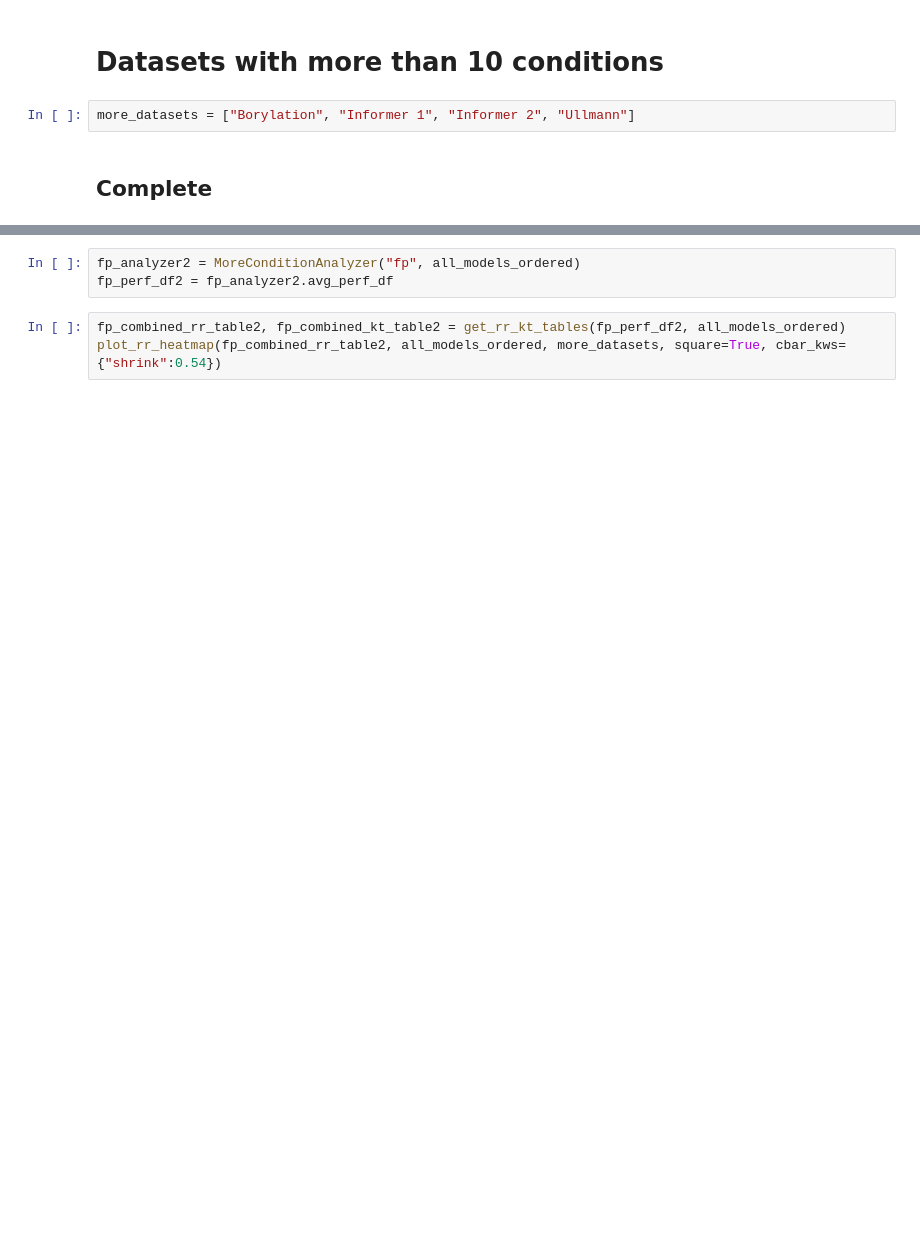
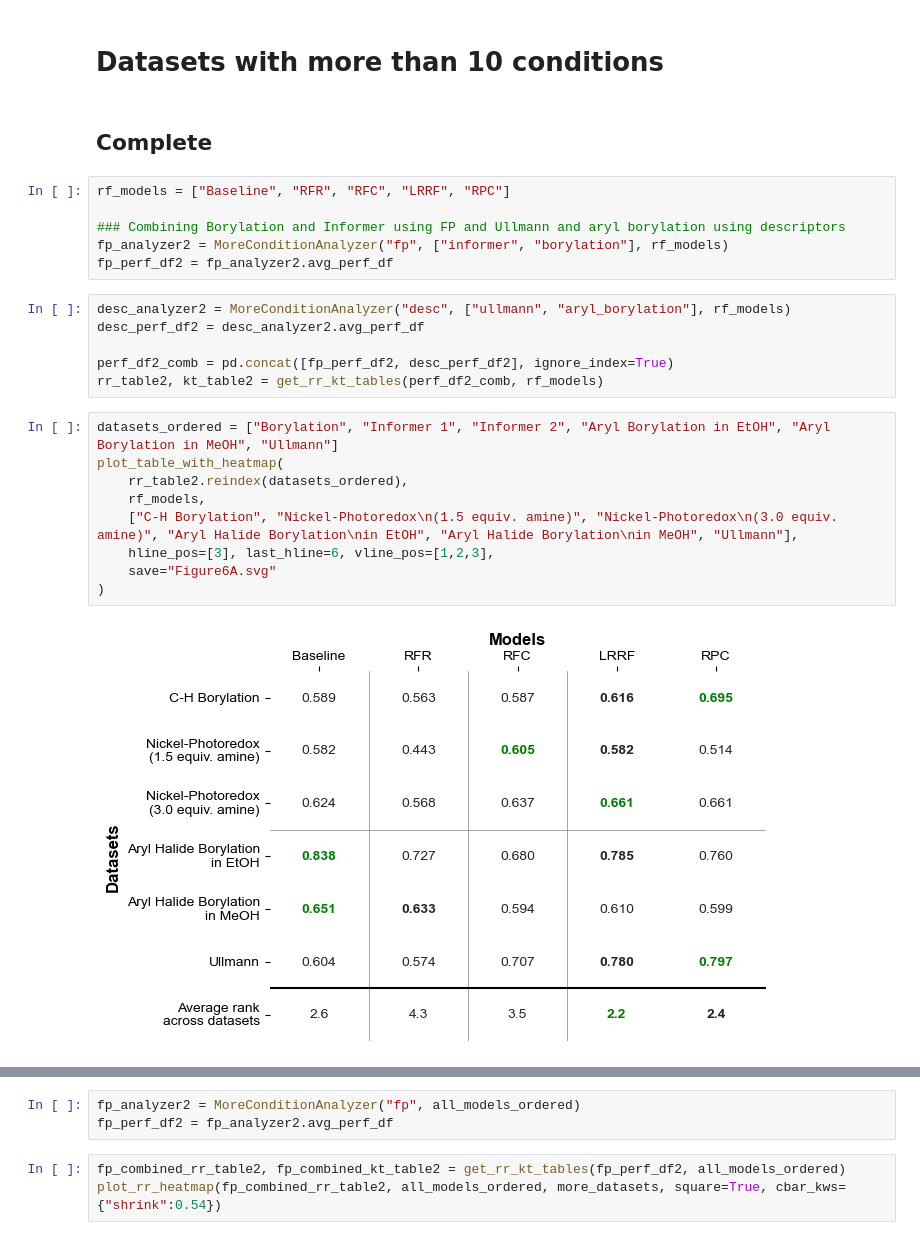
Before and after one commit to ZimmermanGroup/LabelRanking, a Jupyter notebook: performance_analysis.ipynb, the cells around one changed output, grey strips where cells are left out. Drawn from its saved outputs; the diff is of its cells as text; blank space fills up the shorter version.

```diff
--- a/performance_analysis.ipynb
+++ b/performance_analysis.ipynb
@@ -596,6 +663,27 @@ plot_std_kde_plot(std_sub_m2_science, rf_models, xlim=(-0.025, 0.075), xticks=[0
 # %% [markdown]
 # Datasets with more than 10 conditions
-# %%
-more_datasets = ["Borylation", "Informer 1", "Informer 2", "Ullmann"]
 # %% [markdown]
 ## Complete
+# %%
+rf_models = ["Baseline", "RFR", "RFC", "LRRF", "RPC"]
+
+### Combining Borylation and Informer using FP and Ullmann and aryl borylation using descriptors
+fp_analyzer2 = MoreConditionAnalyzer("fp", ["informer", "borylation"], rf_models)
+fp_perf_df2 = fp_analyzer2.avg_perf_df
+# %%
+desc_analyzer2 = MoreConditionAnalyzer("desc", ["ullmann", "aryl_borylation"], rf_models)
+desc_perf_df2 = desc_analyzer2.avg_perf_df
+
+perf_df2_comb = pd.concat([fp_perf_df2, desc_perf_df2], ignore_index=True)
+rr_table2, kt_table2 = get_rr_kt_tables(perf_df2_comb, rf_models)
+# %%
+datasets_ordered = ["Borylation", "Informer 1", "Informer 2", "Aryl Borylation in EtOH", "Aryl Borylation in MeOH", "Ullmann"]
+plot_table_with_heatmap(
+    rr_table2.reindex(datasets_ordered),
+    rf_models,
+    ["C-H Borylation", "Nickel-Photoredox\n(1.5 equiv. amine)", "Nickel-Photoredox\n(3.0 equiv. amine)", "Aryl Halide Borylation\nin EtOH", "Aryl Halide Borylation\nin MeOH", "Ullmann"],
+    hline_pos=[3], last_hline=6, vline_pos=[1,2,3],
+    save="Figure6A.svg"
+)
+# %% [output]
+[figure, added]
```
Also changed, not shown: parts of 41 cells of this notebook, 3 other files.
